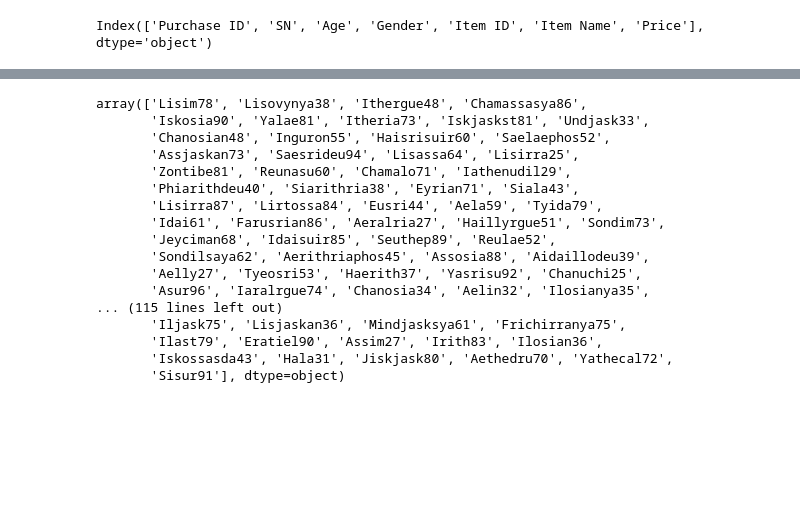
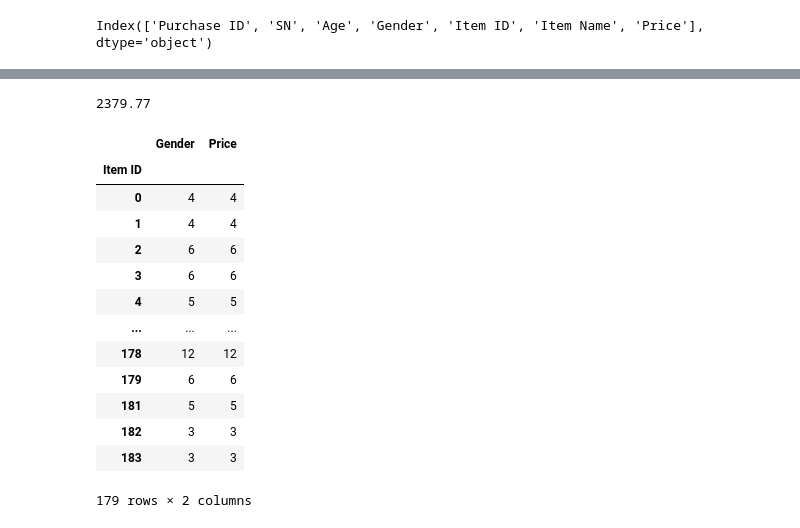
Before and after one commit to uzmabb182/Pandas-Challenge, a Jupyter notebook: HeroesOfPymoli.ipynb, the cells around one changed output, grey strips where cells are left out. Drawn from its saved outputs; the diff is of its cells as text; code cells hidden in the pictures; blank space fills up the shorter version.

```diff
--- a/HeroesOfPymoli.ipynb
+++ b/HeroesOfPymoli.ipynb
@@ -169,22 +239,25 @@ gender_df
 # %%
-# The following will select all rows for columns
-df = gender_df["SN"].unique()
-df
+# The following will select first unique rows for columns SN and then Gender
+new_df = gender_df["Price"].sum()
+new_df
 # %% [output]
-array(['Lisim78', 'Lisovynya38', 'Ithergue48', 'Chamassasya86',
-       'Iskosia90', 'Yalae81', 'Itheria73', 'Iskjaskst81', 'Undjask33',
-       'Chanosian48', 'Inguron55', 'Haisrisuir60', 'Saelaephos52',
-       'Assjaskan73', 'Saesrideu94', 'Lisassa64', 'Lisirra25',
-       'Zontibe81', 'Reunasu60', 'Chamalo71', 'Iathenudil29',
-       'Phiarithdeu40', 'Siarithria38', 'Eyrian71', 'Siala43',
-       'Lisirra87', 'Lirtossa84', 'Eusri44', 'Aela59', 'Tyida79',
-       'Idai61', 'Farusrian86', 'Aeralria27', 'Haillyrgue51', 'Sondim73',
-       'Jeyciman68', 'Idaisuir85', 'Seuthep89', 'Reulae52',
-       'Sondilsaya62', 'Aerithriaphos45', 'Assosia88', 'Aidaillodeu39',
-       'Aelly27', 'Tyeosri53', 'Haerith37', 'Yasrisu92', 'Chanuchi25',
-       'Asur96', 'Iaralrgue74', 'Chanosia34', 'Aelin32', 'Ilosianya35',
-... (115 lines left out)
-       'Iljask75', 'Lisjaskan36', 'Mindjasksya61', 'Frichirranya75',
-       'Ilast79', 'Eratiel90', 'Assim27', 'Irith83', 'Ilosian36',
-       'Iskossasda43', 'Hala31', 'Jiskjask80', 'Aethedru70', 'Yathecal72',
-       'Sisur91'], dtype=object)
+2379.77
+# %%
+df = gender_df.groupby(["Item ID"])
+new_df = df.count()
+new_df
+# %% [output]
+|  | Gender | Price |
+| Item ID |  |  |
+| 0 | 4 | 4 |
+| 1 | 4 | 4 |
+| 2 | 6 | 6 |
+| 3 | 6 | 6 |
+| 4 | 5 | 5 |
+| ... | ... | ... |
+| 178 | 12 | 12 |
+| 179 | 6 | 6 |
+| 181 | 5 | 5 |
+| 182 | 3 | 3 |
+| 183 | 3 | 3 |
+179 rows × 2 columns
```
Also changed, not shown: parts of 18 cells of this notebook.
